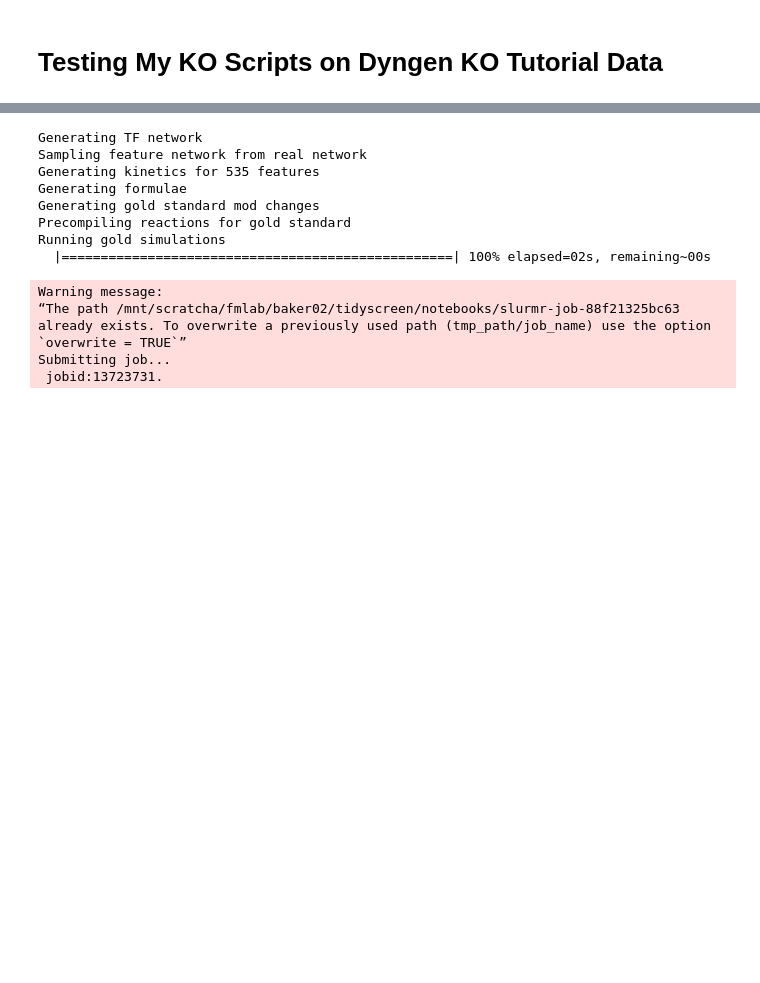
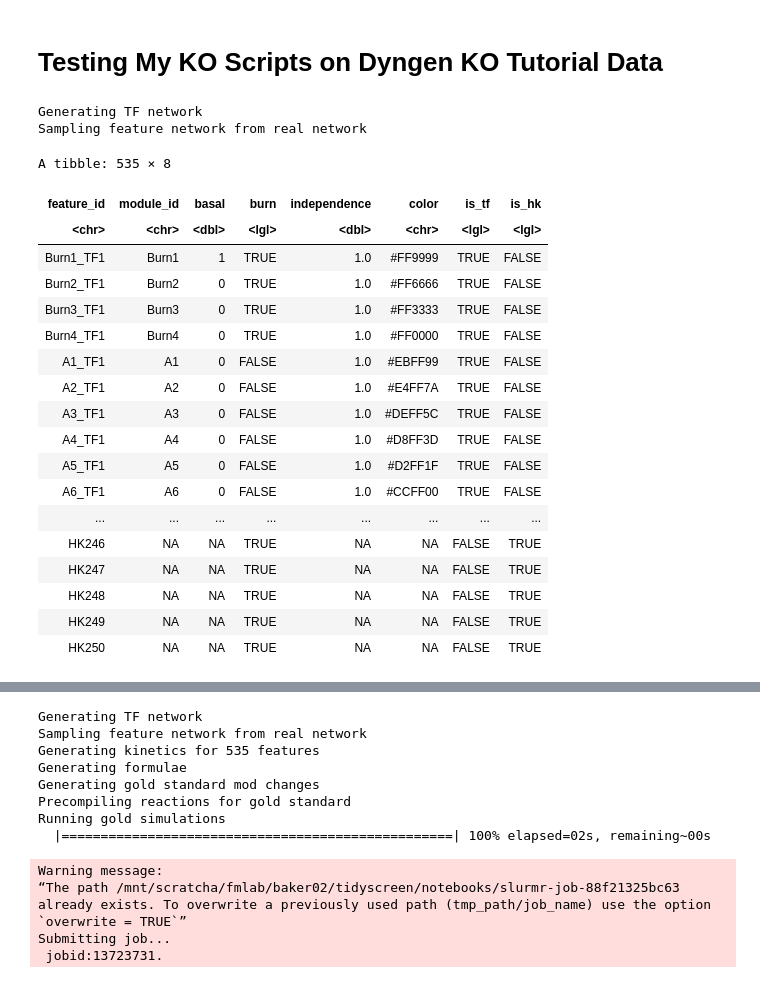
Before and after one commit to frogman141/crigen, a Jupyter notebook: notebooks/dyngen_KO_test.ipynb, the cells around one changed output, grey strips where cells are left out. Drawn from its saved outputs; the diff is of its cells as text; code cells hidden in the pictures; blank space fills up the shorter version.

```diff
--- a/notebooks/dyngen_KO_test.ipynb
+++ b/notebooks/dyngen_KO_test.ipynb
@@ -51,3 +51,30 @@ config = initialise_model(
               experiment_params = simulation_type_wild_type(num_simulations = 100)
             )
           )
+# %%
+test = config %>% generate_tf_network() %>% generate_feature_network()
+# %% [output]
+Generating TF network
+Sampling feature network from real network
+# %%
+test$feature_info
+# %% [output]
+A tibble: 535 × 8
+| feature_id | module_id | basal | burn | independence | color | is_tf | is_hk |
+| <chr> | <chr> | <dbl> | <lgl> | <dbl> | <chr> | <lgl> | <lgl> |
+| Burn1_TF1 | Burn1 | 1 | TRUE | 1.0 | #FF9999 | TRUE | FALSE |
+| Burn2_TF1 | Burn2 | 0 | TRUE | 1.0 | #FF6666 | TRUE | FALSE |
+| Burn3_TF1 | Burn3 | 0 | TRUE | 1.0 | #FF3333 | TRUE | FALSE |
+| Burn4_TF1 | Burn4 | 0 | TRUE | 1.0 | #FF0000 | TRUE | FALSE |
+| A1_TF1 | A1 | 0 | FALSE | 1.0 | #EBFF99 | TRUE | FALSE |
+| A2_TF1 | A2 | 0 | FALSE | 1.0 | #E4FF7A | TRUE | FALSE |
+| A3_TF1 | A3 | 0 | FALSE | 1.0 | #DEFF5C | TRUE | FALSE |
+| A4_TF1 | A4 | 0 | FALSE | 1.0 | #D8FF3D | TRUE | FALSE |
+| A5_TF1 | A5 | 0 | FALSE | 1.0 | #D2FF1F | TRUE | FALSE |
+| A6_TF1 | A6 | 0 | FALSE | 1.0 | #CCFF00 | TRUE | FALSE |
+| ... | ... | ... | ... | ... | ... | ... | ... |
+| HK246 | NA | NA | TRUE | NA | NA | FALSE | TRUE |
+| HK247 | NA | NA | TRUE | NA | NA | FALSE | TRUE |
+| HK248 | NA | NA | TRUE | NA | NA | FALSE | TRUE |
+| HK249 | NA | NA | TRUE | NA | NA | FALSE | TRUE |
+| HK250 | NA | NA | TRUE | NA | NA | FALSE | TRUE |
```
Also changed, not shown: parts of 2 cells of this notebook, 7 other files.
